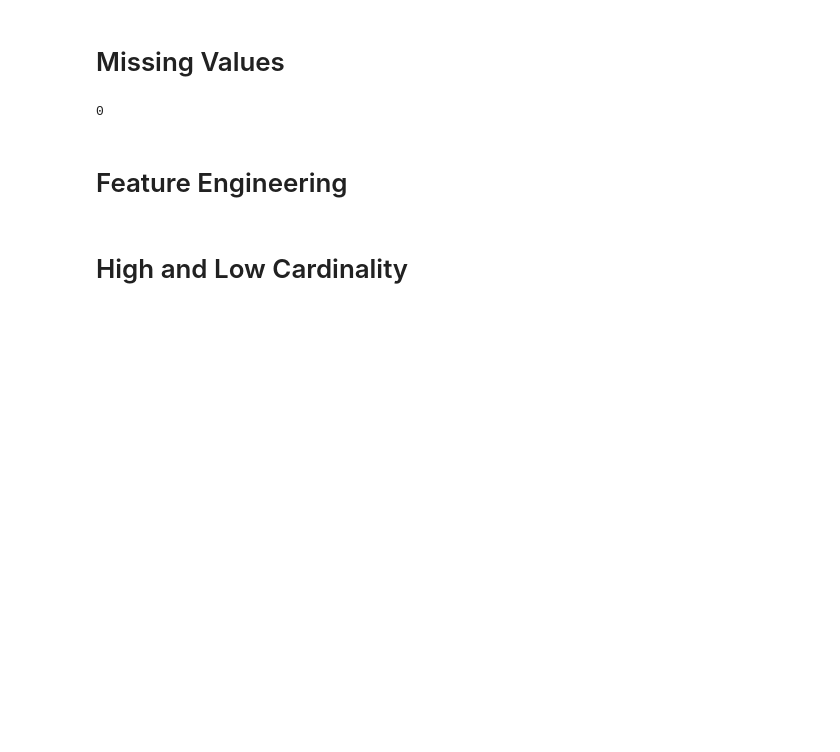
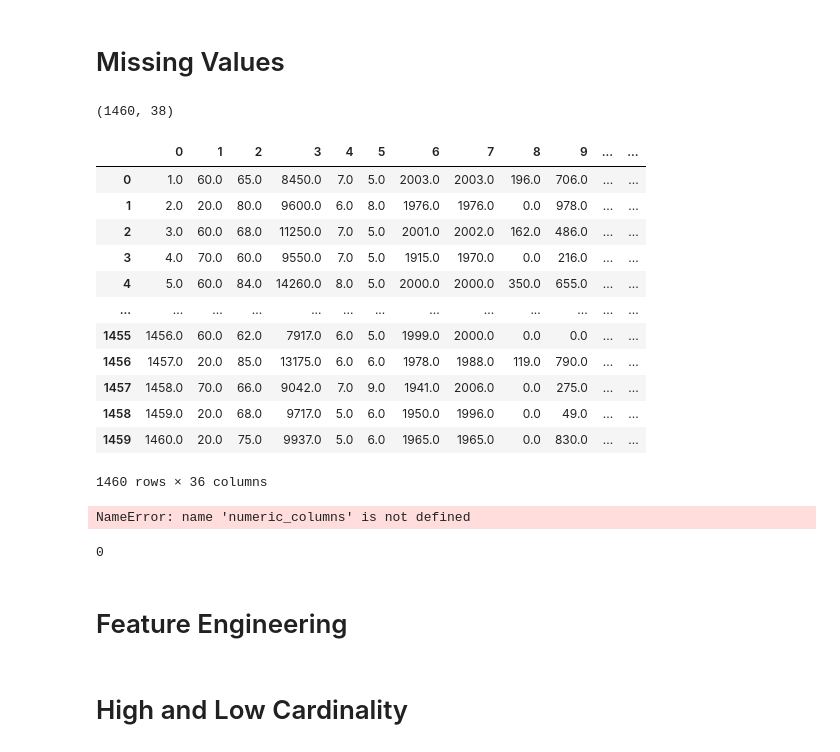
Before and after one commit to fatih-ml/House-price-prediction-ensemble-models-feature-engineering, a Jupyter notebook: v04.ipynb, the cells around one changed output. Cells and saved outputs as stored; diff of their text form; code cells hidden in the pictures; blank space fills up the shorter version.

```diff
--- a/v04.ipynb
+++ b/v04.ipynb
@@ -8,3 +10,33 @@ df = pd.read_csv('data/train.csv')
+# %%
+df.select_dtypes(include='number').shape
+# %% [output]
+(1460, 38)
+# %%
+sel = VarianceThreshold(threshold=(.8 * (1 - .8)))
+pd.DataFrame(sel.fit_transform(df.select_dtypes(include='number')))
+# %% [output]
+|  | 0 | 1 | 2 | 3 | 4 | 5 | 6 | 7 | 8 | 9 | ... | ... |
+| 0 | 1.0 | 60.0 | 65.0 | 8450.0 | 7.0 | 5.0 | 2003.0 | 2003.0 | 196.0 | 706.0 | ... | ... |
+| 1 | 2.0 | 20.0 | 80.0 | 9600.0 | 6.0 | 8.0 | 1976.0 | 1976.0 | 0.0 | 978.0 | ... | ... |
+| 2 | 3.0 | 60.0 | 68.0 | 11250.0 | 7.0 | 5.0 | 2001.0 | 2002.0 | 162.0 | 486.0 | ... | ... |
+| 3 | 4.0 | 70.0 | 60.0 | 9550.0 | 7.0 | 5.0 | 1915.0 | 1970.0 | 0.0 | 216.0 | ... | ... |
+| 4 | 5.0 | 60.0 | 84.0 | 14260.0 | 8.0 | 5.0 | 2000.0 | 2000.0 | 350.0 | 655.0 | ... | ... |
+| ... | ... | ... | ... | ... | ... | ... | ... | ... | ... | ... | ... | ... |
+| 1455 | 1456.0 | 60.0 | 62.0 | 7917.0 | 6.0 | 5.0 | 1999.0 | 2000.0 | 0.0 | 0.0 | ... | ... |
+| 1456 | 1457.0 | 20.0 | 85.0 | 13175.0 | 6.0 | 6.0 | 1978.0 | 1988.0 | 119.0 | 790.0 | ... | ... |
+| 1457 | 1458.0 | 70.0 | 66.0 | 9042.0 | 7.0 | 9.0 | 1941.0 | 2006.0 | 0.0 | 275.0 | ... | ... |
+| 1458 | 1459.0 | 20.0 | 68.0 | 9717.0 | 5.0 | 6.0 | 1950.0 | 1996.0 | 0.0 | 49.0 | ... | ... |
+| 1459 | 1460.0 | 20.0 | 75.0 | 9937.0 | 5.0 | 6.0 | 1965.0 | 1965.0 | 0.0 | 830.0 | ... | ... |
+1460 rows × 36 columns
+# %%
+# Get the boolean mask indicating which features are retained
+mask_retained = sel.get_support()
+
+# Get the list of retained and dropped column names
+retained_columns = numeric_columns[mask_retained]
+dropped_columns = numeric_columns[~mask_retained]
+# %% [output]
+NameError: name 'numeric_columns' is not defined
 # %%
 replacement_dictionary = {
                             'PoolQC'      : 'No Pool',
```
Also changed, not shown: parts of 1 cell of this notebook, 4 other files.
